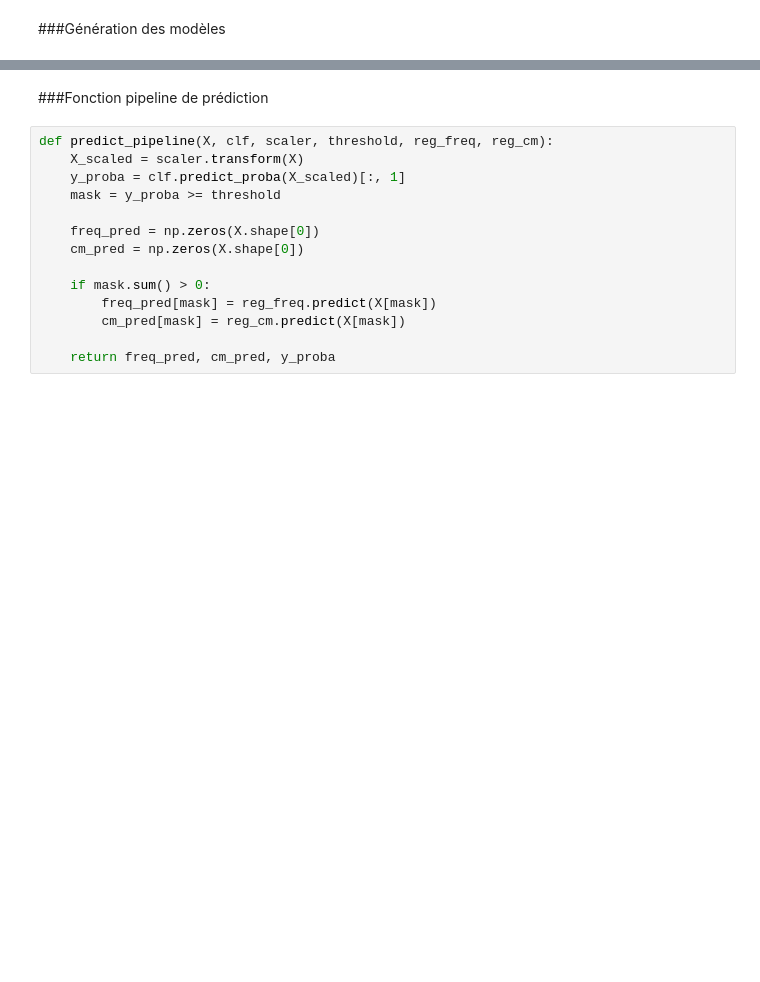
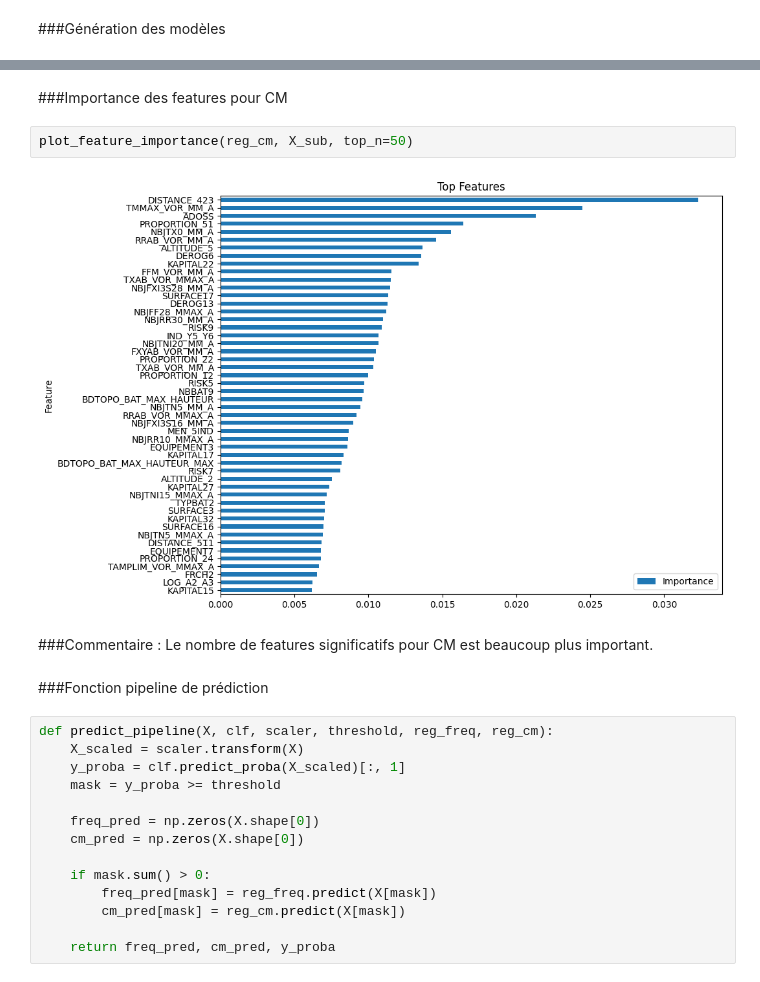
Before and after one commit to auduvignac/challengedata_ens_AssurPrime, a Jupyter notebook: notebooks/exploration/exploration2_vjm.ipynb, the cells around one changed output, grey strips where cells are left out. Cells and saved outputs as stored; diff of their text form; blank space fills up the shorter version.

```diff
--- a/notebooks/exploration/exploration2_vjm.ipynb
+++ b/notebooks/exploration/exploration2_vjm.ipynb
@@ -303,3 +337,12 @@ weighted avg      0.991     0.984     0.987    383610
+# %% [markdown]
+###Importance des features pour CM
+# %%
+plot_feature_importance(reg_cm, X_sub, top_n=50)
+# %% [output]
+[figure, added]
+# %% [markdown]
+###Commentaire :
+Le nombre de features significatifs pour CM est beaucoup plus important.
 # %% [markdown]
 ###Fonction pipeline de prédiction
 # %%
```
Also changed, not shown: parts of 11 cells of this notebook.
